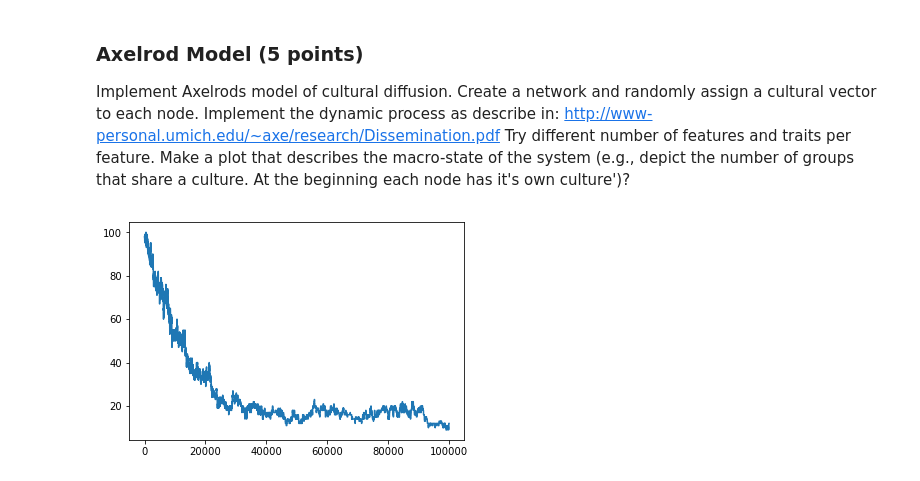
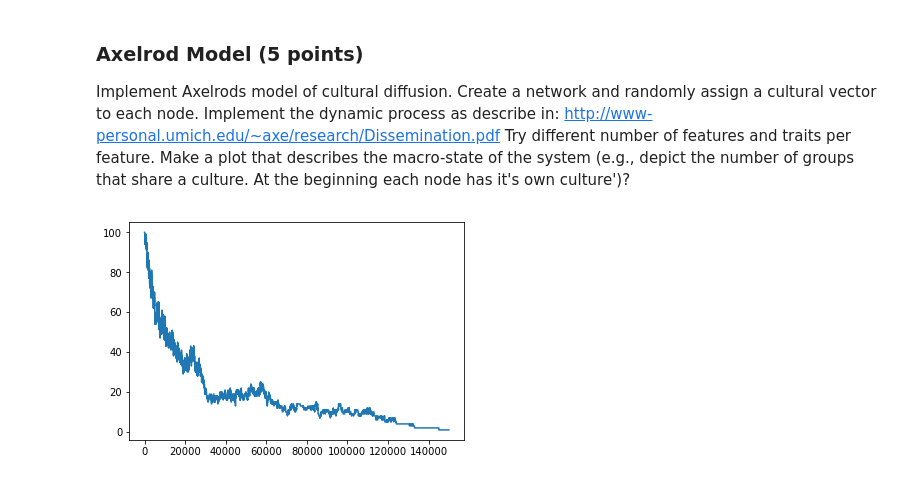
Before and after one commit to dkeske/css2017, a Jupyter notebook: assignment4/daniel_kostic_ass4.ipynb, the cells around one changed output. Drawn from its saved outputs; the diff is of its cells as text; code cells hidden in the pictures.

```diff
--- a/assignment4/daniel_kostic_ass4.ipynb
+++ b/assignment4/daniel_kostic_ass4.ipynb
@@ -329,8 +368,8 @@ def runAXM(iterations):
     return uniq_cul
 # %%
 %%time
-uniq_cul = runAXM(100000)
+uniq_cul = runAXM(150000)
 plt.plot(uniq_cul)
 plt.show()
 # %% [output]
-[figure, old version]
+[figure, new version]
```
Also changed, not shown: parts of 19 cells of this notebook.
